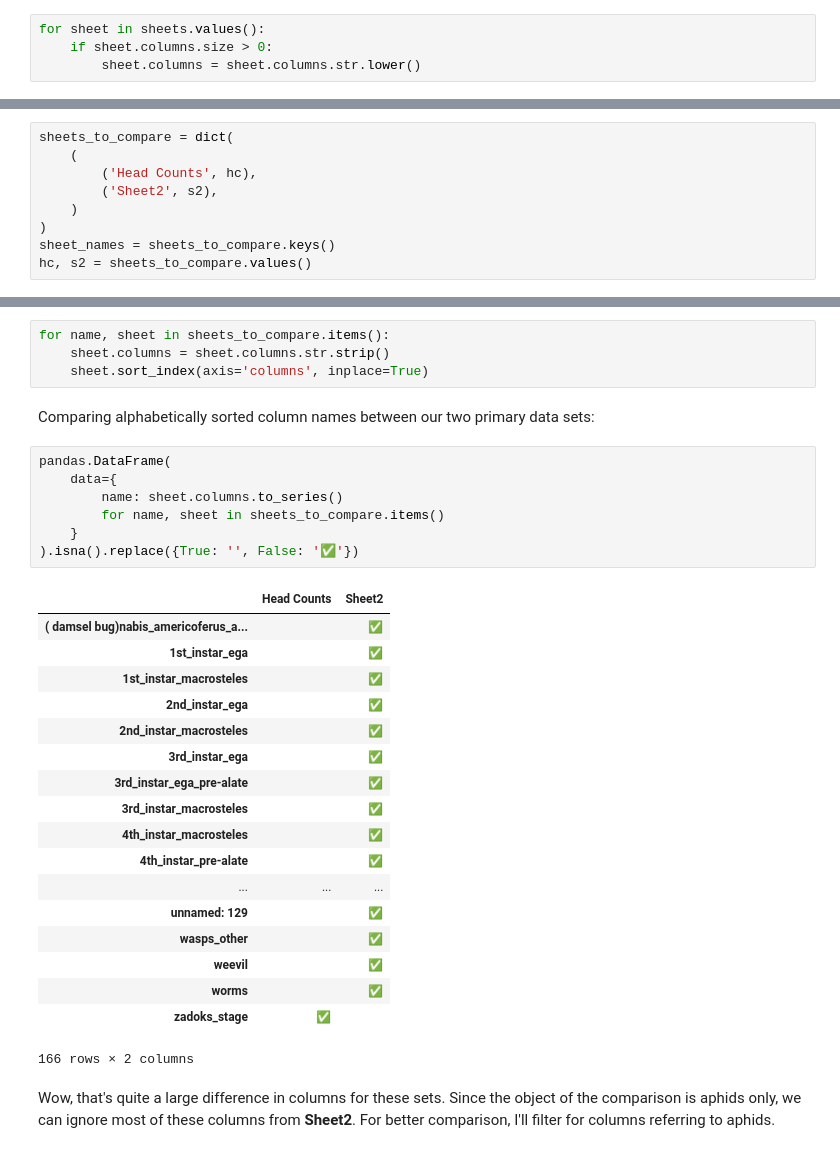
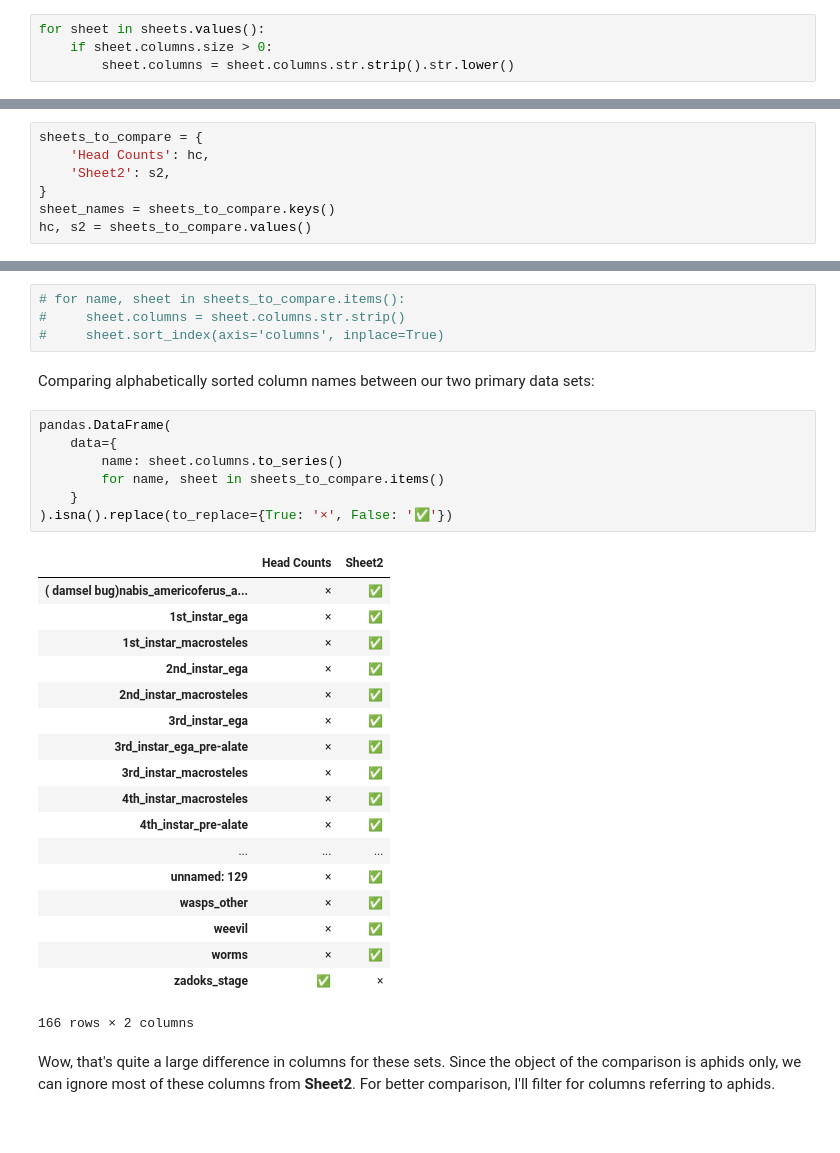
Before and after one commit to devvyn/aafc-field-data, a Jupyter notebook: notebook/projects/2016-sweep-vs-tiller/2016-sweep-vs-tiller.ipynb, the cells around one changed output, grey strips where cells are left out. Saved outputs shown, nothing was run; the diff lists cells and outputs as text.

```diff
--- a/notebook/projects/2016-sweep-vs-tiller/2016-sweep-vs-tiller.ipynb
+++ b/notebook/projects/2016-sweep-vs-tiller/2016-sweep-vs-tiller.ipynb
@@ -222,7 +230,7 @@ To avoid confusion due to variations in capitalization, I'll convert all column
 # %%
 for sheet in sheets.values():
     if sheet.columns.size > 0:
-        sheet.columns = sheet.columns.str.lower()
+        sheet.columns = sheet.columns.str.strip().str.lower()
 # %% [markdown]
 ### Convert Date & Time Format
 # %% [markdown]
@@ -700,11 +708,9 @@ Since the only difference between these two frames is the unwanted extra columns
 # %% [markdown]
 The names and corresponding data frames, from the worksheets in the source workbook document (Excel):
 # %%
-sheets_to_compare = dict(
-    (
-        ('Head Counts', hc),
-        ('Sheet2', s2),
-    )
-)
+sheets_to_compare = {
+    'Head Counts': hc,
+    'Sheet2': s2,
+}
 sheet_names = sheets_to_compare.keys()
 hc, s2 = sheets_to_compare.values()
@@ -741,34 +719,34 @@ I've already noticed at least one leading space on a column name ("spiders"), an
 # %%
-for name, sheet in sheets_to_compare.items():
-    sheet.columns = sheet.columns.str.strip()
-    sheet.sort_index(axis='columns', inplace=True)
+# for name, sheet in sheets_to_compare.items():
+#     sheet.columns = sheet.columns.str.strip()
+#     sheet.sort_index(axis='columns', inplace=True)
 # %% [markdown]
 Comparing alphabetically sorted column names between our two primary data sets:
 # %%
 pandas.DataFrame(
     data={
         name: sheet.columns.to_series()
         for name, sheet in sheets_to_compare.items()
     }
-).isna().replace({True: '', False: '✅'})
+).isna().replace(to_replace={True: '×', False: '✅'})
 # %% [output]
 |  | Head Counts | Sheet2 |
-| ( damsel bug)nabis_americoferus_a... |  | ✅ |
-| 1st_instar_ega |  | ✅ |
-| 1st_instar_macrosteles |  | ✅ |
-| 2nd_instar_ega |  | ✅ |
-| 2nd_instar_macrosteles |  | ✅ |
-| 3rd_instar_ega |  | ✅ |
-| 3rd_instar_ega_pre-alate |  | ✅ |
-| 3rd_instar_macrosteles |  | ✅ |
-| 4th_instar_macrosteles |  | ✅ |
-| 4th_instar_pre-alate |  | ✅ |
+| ( damsel bug)nabis_americoferus_a... | × | ✅ |
+| 1st_instar_ega | × | ✅ |
+| 1st_instar_macrosteles | × | ✅ |
+| 2nd_instar_ega | × | ✅ |
+| 2nd_instar_macrosteles | × | ✅ |
+| 3rd_instar_ega | × | ✅ |
+| 3rd_instar_ega_pre-alate | × | ✅ |
+| 3rd_instar_macrosteles | × | ✅ |
+| 4th_instar_macrosteles | × | ✅ |
+| 4th_instar_pre-alate | × | ✅ |
 | ... | ... | ... |
-| unnamed: 129 |  | ✅ |
-| wasps_other |  | ✅ |
-| weevil |  | ✅ |
-| worms |  | ✅ |
-| zadoks_stage | ✅ |  |
+| unnamed: 129 | × | ✅ |
+| wasps_other | × | ✅ |
+| weevil | × | ✅ |
+| worms | × | ✅ |
+| zadoks_stage | ✅ | × |
 166 rows × 2 columns
 # %% [markdown]
 Wow, that's quite a large difference in columns for these sets. Since the object of the comparison is aphids only, we can ignore most of these columns from **Sheet2**. For better comparison, I'll filter for columns referring to aphids.
```
Also changed, not shown: parts of 42 cells of this notebook.
